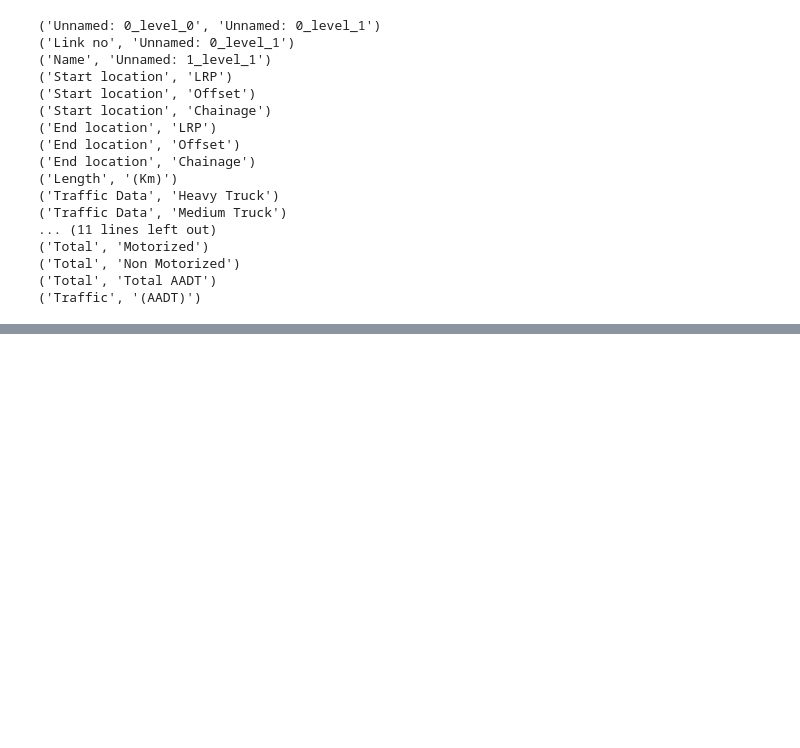
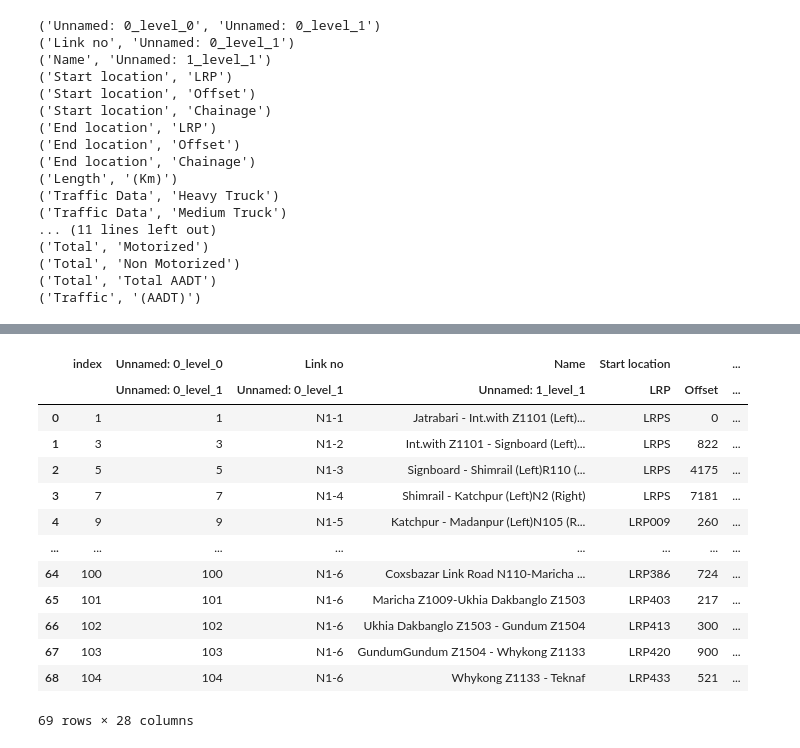
Before and after one commit to mlmoleman/EPA133A-G07-A4, a Jupyter notebook: notebooks/traffic_flows.ipynb, the cells around one changed output, grey strips where cells are left out. Drawn from its saved outputs; the diff is of its cells as text; code cells hidden in the pictures; blank space fills up the shorter version.

```diff
--- a/notebooks/traffic_flows.ipynb
+++ b/notebooks/traffic_flows.ipynb
@@ -264,0 +315,17 @@ for i in df_traffic.columns:
+# %%
+duplicates.reset_index()
+# %% [output]
+|  | index | Unnamed: 0_level_0 | Link no | Name | Start location |  | ... |
+|  |  | Unnamed: 0_level_1 | Unnamed: 0_level_1 | Unnamed: 1_level_1 | LRP | Offset | ... |
+| 0 | 1 | 1 | N1-1 | Jatrabari - Int.with Z1101 (Left)... | LRPS | 0 | ... |
+| 1 | 3 | 3 | N1-2 | Int.with Z1101 - Signboard (Left)... | LRPS | 822 | ... |
+| 2 | 5 | 5 | N1-3 | Signboard - Shimrail (Left)R110 (... | LRPS | 4175 | ... |
+| 3 | 7 | 7 | N1-4 | Shimrail - Katchpur (Left)N2 (Right) | LRPS | 7181 | ... |
+| 4 | 9 | 9 | N1-5 | Katchpur - Madanpur (Left)N105 (R... | LRP009 | 260 | ... |
+| ... | ... | ... | ... | ... | ... | ... | ... |
+| 64 | 100 | 100 | N1-6 | Coxsbazar Link Road N110-Maricha ... | LRP386 | 724 | ... |
+| 65 | 101 | 101 | N1-6 | Maricha Z1009-Ukhia Dakbanglo Z1503 | LRP403 | 217 | ... |
+| 66 | 102 | 102 | N1-6 | Ukhia Dakbanglo Z1503 - Gundum Z1504 | LRP413 | 300 | ... |
+| 67 | 103 | 103 | N1-6 | GundumGundum Z1504 - Whykong Z1133 | LRP420 | 900 | ... |
+| 68 | 104 | 104 | N1-6 | Whykong Z1133 - Teknaf | LRP433 | 521 | ... |
+69 rows × 28 columns
```
Also changed, not shown: parts of 12 cells of this notebook, 1 other file.
